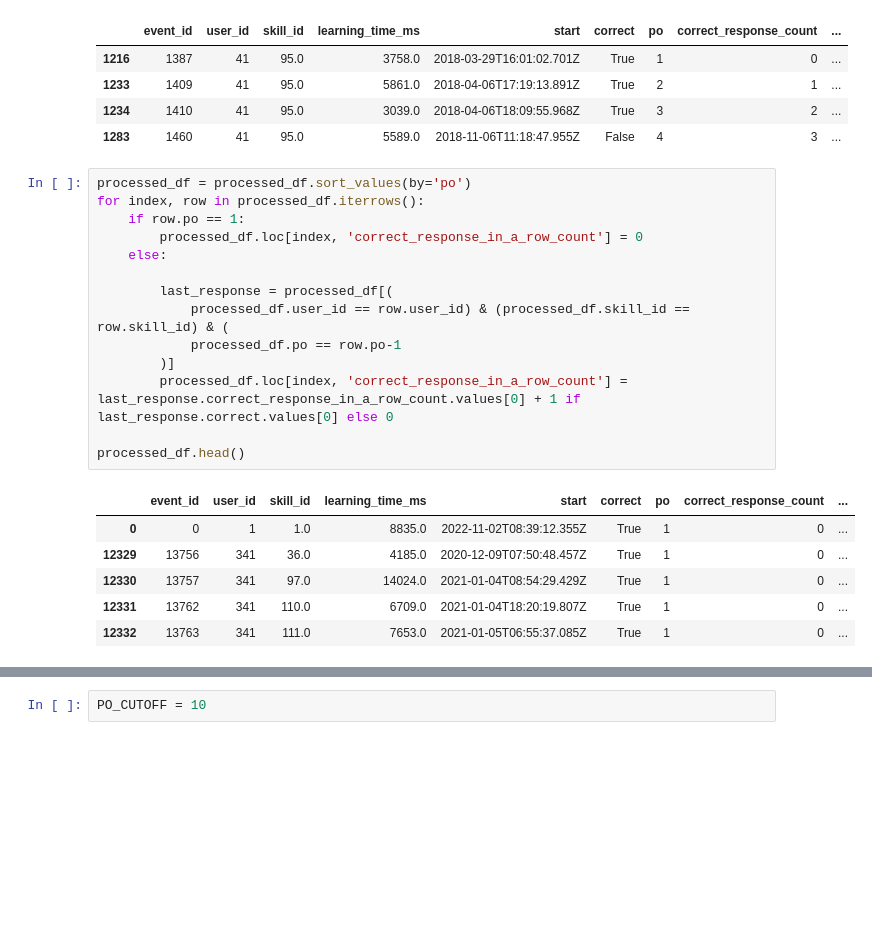
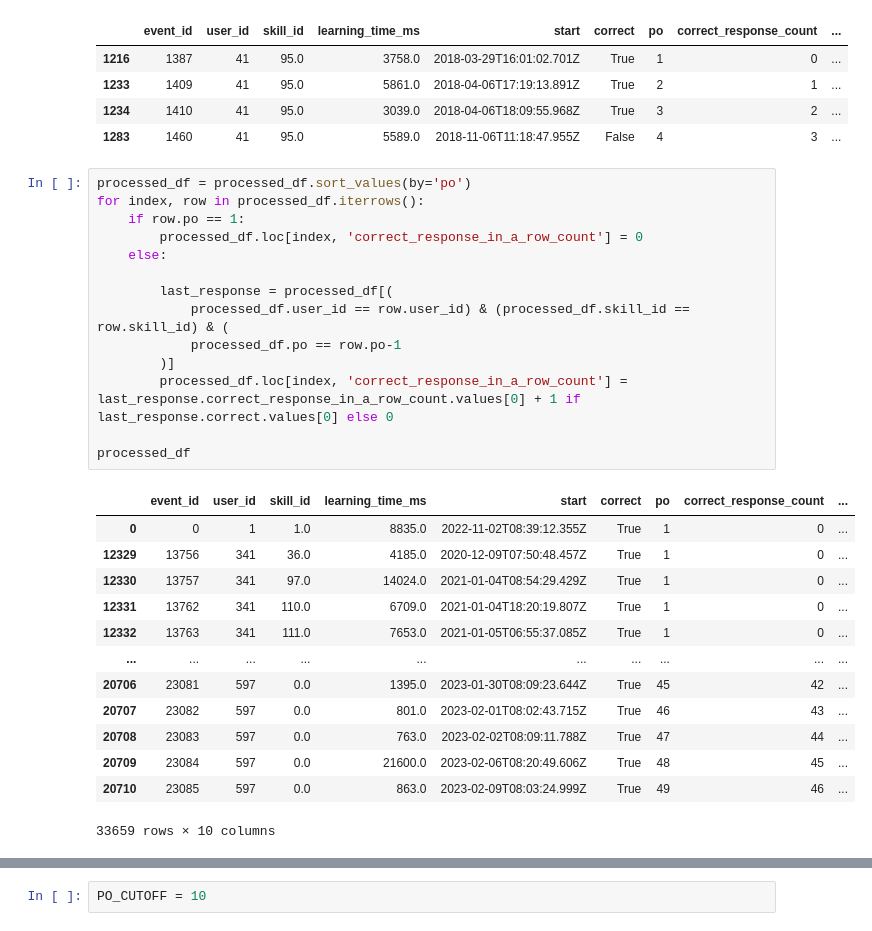
Before and after one commit to odudler/mlbd2023, a Jupyter notebook: m4_calcularis_report.ipynb, the cells around one changed output, grey strips where cells are left out. Saved outputs shown, nothing was run; the diff lists cells and outputs as text; blank space fills up the shorter version.

```diff
--- a/m4_calcularis_report.ipynb
+++ b/m4_calcularis_report.ipynb
@@ -106,24 +128,31 @@ processed_df[(processed_df.user_id == 41) & (processed_df.skill_id == 95)]
 # %%
 processed_df = processed_df.sort_values(by='po')
 for index, row in processed_df.iterrows():
     if row.po == 1:
         processed_df.loc[index, 'correct_response_in_a_row_count'] = 0
     else:
 
         last_response = processed_df[(
             processed_df.user_id == row.user_id) & (processed_df.skill_id == row.skill_id) & (
             processed_df.po == row.po-1
         )]
         processed_df.loc[index, 'correct_response_in_a_row_count'] = last_response.correct_response_in_a_row_count.values[0] + 1 if last_response.correct.values[0] else 0
 
-processed_df.head()
+processed_df
 # %% [output]
 |  | event_id | user_id | skill_id | learning_time_ms | start | correct | po | correct_response_count | ... |
 | 0 | 0 | 1 | 1.0 | 8835.0 | 2022-11-02T08:39:12.355Z | True | 1 | 0 | ... |
 | 12329 | 13756 | 341 | 36.0 | 4185.0 | 2020-12-09T07:50:48.457Z | True | 1 | 0 | ... |
 | 12330 | 13757 | 341 | 97.0 | 14024.0 | 2021-01-04T08:54:29.429Z | True | 1 | 0 | ... |
 | 12331 | 13762 | 341 | 110.0 | 6709.0 | 2021-01-04T18:20:19.807Z | True | 1 | 0 | ... |
 | 12332 | 13763 | 341 | 111.0 | 7653.0 | 2021-01-05T06:55:37.085Z | True | 1 | 0 | ... |
+| ... | ... | ... | ... | ... | ... | ... | ... | ... | ... |
+| 20706 | 23081 | 597 | 0.0 | 1395.0 | 2023-01-30T08:09:23.644Z | True | 45 | 42 | ... |
+| 20707 | 23082 | 597 | 0.0 | 801.0 | 2023-02-01T08:02:43.715Z | True | 46 | 43 | ... |
+| 20708 | 23083 | 597 | 0.0 | 763.0 | 2023-02-02T08:09:11.788Z | True | 47 | 44 | ... |
+| 20709 | 23084 | 597 | 0.0 | 21600.0 | 2023-02-06T08:20:49.606Z | True | 48 | 45 | ... |
+| 20710 | 23085 | 597 | 0.0 | 863.0 | 2023-02-09T08:03:24.999Z | True | 49 | 46 | ... |
+33659 rows × 10 columns
 # %%
 processed_df['correct_response_in_a_row_percentage'] = processed_df.apply(
     lambda row: row.correct_response_in_a_row_count / (row.po - 1) if row.po > 1 else 0,
```
Also changed, not shown: parts of 12 cells of this notebook.
